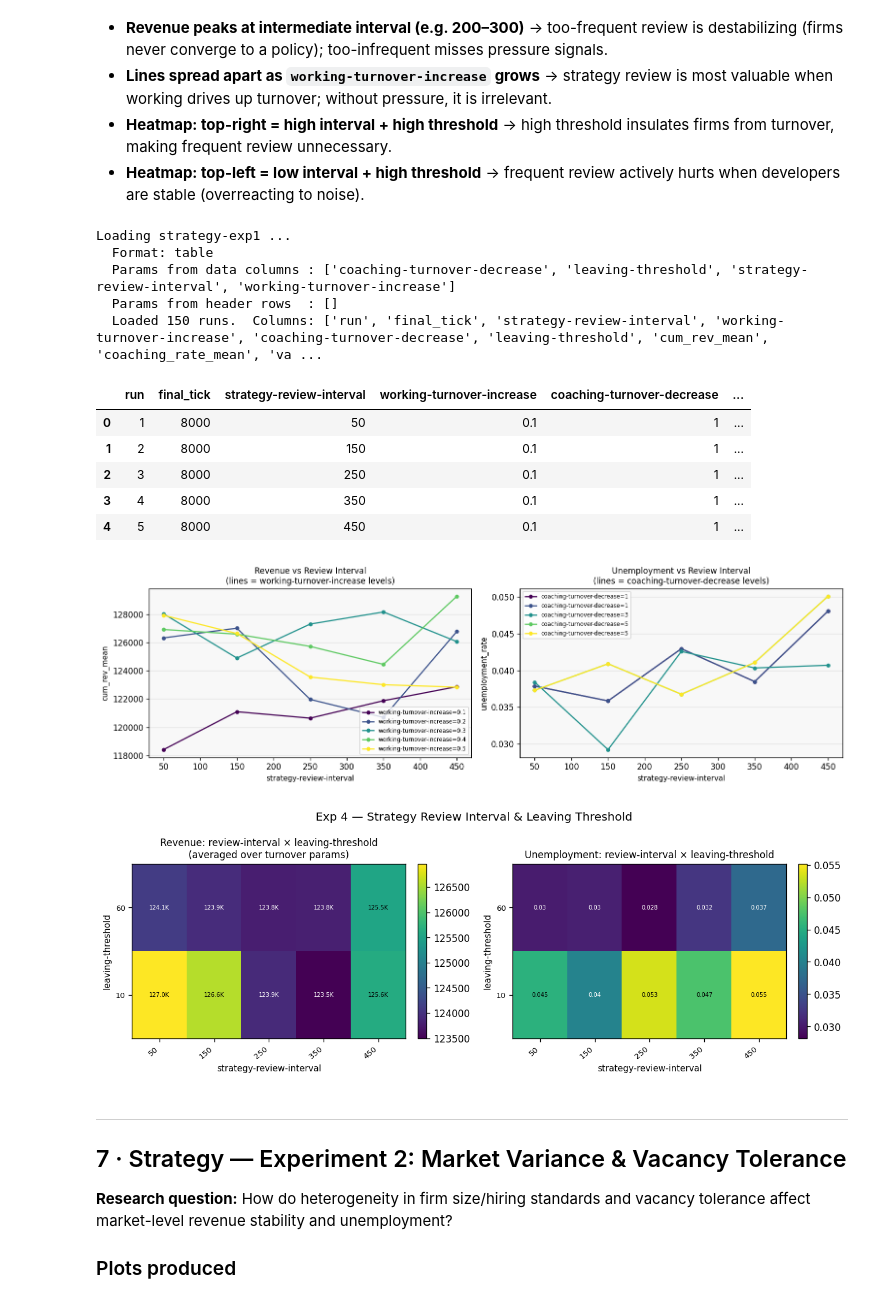
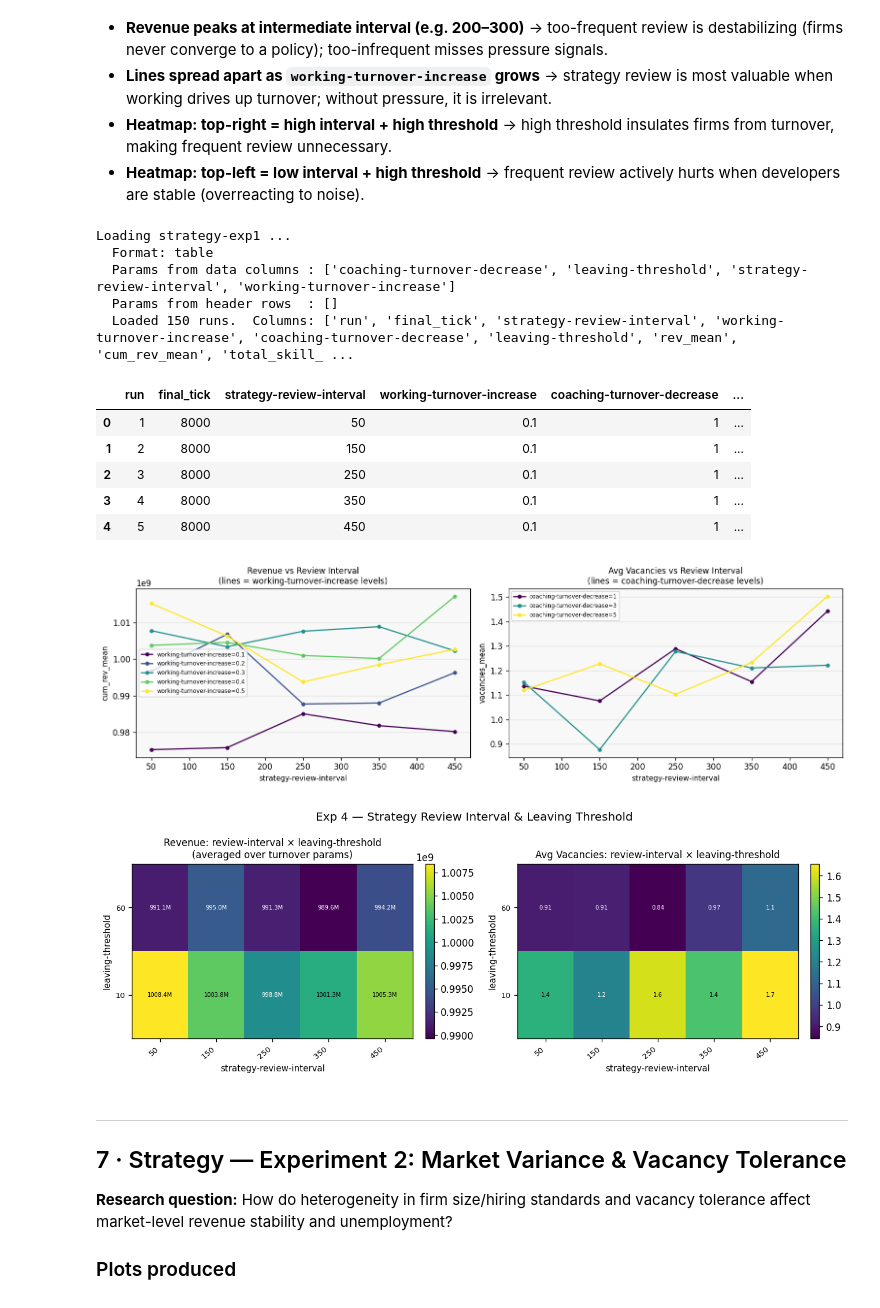
Before and after one commit to ielpo/computer-simulation, a Jupyter notebook: experiment_analysis.ipynb, the cells around one changed output. Drawn from its saved outputs; the diff is of its cells as text; code cells hidden in the pictures.

```diff
--- a/experiment_analysis.ipynb
+++ b/experiment_analysis.ipynb
@@ -177,16 +177,28 @@ def _parse_cell(v):
 
 
 def _parse_metrics_row(row, c_dep, c_rev, c_skill, c_unemp):
-    """Extract metric dict from one data row. Column indices may be None."""
+    """Extract metric dict from one data row. Column indices may be None.
+
+    dependent-variables reporter returns (in order):
+      dep[0] revenue              per-tick revenue per company
+      dep[1] cumulative-revenue   cumulative revenue per company
+      dep[2] total-skill          total skill points per company
+      dep[3] hiring-threshold     current hiring threshold per company
+      dep[4] coaching-rate        coaching rate per company
+      dep[5] developers-leaving   developers who left this tick per company
+      dep[6] count turtles-on p   actual employee headcount per company
+    """
     rec = {}
     if c_dep is not None and len(row) > c_dep and row[c_dep].strip():
         try:
             dep = parse_netlogo_list(row[c_dep])
-            rec['cum_rev_mean']       = float(np.mean(dep[0]))
-            rec['coaching_rate_mean'] = float(np.mean(dep[1]))
-            rec['vacancies_mean']     = float(np.mean(dep[2]))
-            if len(dep) > 3:
-                rec['propensity_mean'] = float(np.mean(dep[3]))
+            if len(dep) > 0: rec['rev_mean']                = float(np.mean(dep[0]))
+            if len(dep) > 1: rec['cum_rev_mean']            = float(np.mean(dep[1]))
+            if len(dep) > 2: rec['total_skill_mean']        = float(np.mean(dep[2]))
+            if len(dep) > 3: rec['hiring_threshold_mean']   = float(np.mean(dep[3]))
+            if len(dep) > 4: rec['coaching_rate_mean']      = float(np.mean(dep[4]))
+            if len(dep) > 5: rec['developers_leaving_mean'] = float(np.mean(dep[5]))
+            if len(dep) > 6: rec['headcount_actual_mean']   = float(np.mean(dep[6]))
         except Exception:
             pass
     if c_rev is not None and len(row) > c_rev and row[c_rev].strip():
@@ -949,7 +984,7 @@ Loading strategy-exp1 ...
   Format: table
   Params from data columns : ['coaching-turnover-decrease', 'leaving-threshold', 'strategy-review-interval', 'working-turnover-increase']
   Params from header rows  : []
-  Loaded 150 runs.  Columns: ['run', 'final_tick', 'strategy-review-interval', 'working-turnover-increase', 'coaching-turnover-decrease', 'leaving-threshold', 'cum_rev_mean', 'coaching_rate_mean', 'va ...
+  Loaded 150 runs.  Columns: ['run', 'final_tick', 'strategy-review-interval', 'working-turnover-increase', 'coaching-turnover-decrease', 'leaving-threshold', 'rev_mean', 'cum_rev_mean', 'total_skill_ ...
 |  | run | final_tick | strategy-review-interval | working-turnover-increase | coaching-turnover-decrease | ... |
 | 0 | 1 | 8000 | 50 | 0.1 | 1 | ... |
 | 1 | 2 | 8000 | 150 | 0.1 | 1 | ... |
@@ -957,47 +992,54 @@ Loading strategy-exp1 ...
 | 3 | 4 | 8000 | 350 | 0.1 | 1 | ... |
 | 4 | 5 | 8000 | 450 | 0.1 | 1 | ... |
 # %%
+# Compute vacancies for strategy-exp1 (headcount-mean=30, headcount-variance=0)
+df4_plot = df4.copy()
+df4_plot['vacancies_mean'] = 30 - df4_plot['headcount_actual_mean']
+
 fig, axes = plt.subplots(1, 2, figsize=(13, 4))
 fig.patch.set_facecolor('white')
 
 # Left: review-interval × working-turnover-increase → revenue
 make_interaction_plot(
-    axes[0], df4,
+    axes[0], df4_plot,
     x_param='strategy-review-interval', group_param='working-turnover-increase',
     metric='cum_rev_mean', n_groups=5,
     title='Revenue vs Review Interval\n(lines = working-turnover-increase levels)'
 )
 
-# Right: review-interval × coaching-turnover-decrease → unemployment
+# Right: review-interval × coaching-turnover-decrease → vacancies
 make_interaction_plot(
-    axes[1], df4,
+    axes[1], df4_plot,
     x_param='strategy-review-interval', group_param='coaching-turnover-decrease',
-    metric='unemployment_rate', n_groups=5,
-    title='Unemployment vs Review Interval\n(lines = coaching-turnover-decrease levels)'
+    metric='vacancies_mean', n_groups=3,
+    title='Avg Vacancies vs Review Interval\n(lines = coaching-turnover-decrease levels)'
 )
 
 plt.tight_layout()
 plt.show()
 # %% [output]
-[figure, old version]
+[figure, new version]
 # %%
 # Heatmap averaged over coaching/working turnover params:
-# review-interval × leaving-threshold → revenue
+# review-interval × leaving-threshold → revenue & vacancies
+df4_plot = df4.copy()
+df4_plot['vacancies_mean'] = 30 - df4_plot['headcount_actual_mean']
+
 fig, axes = plt.subplots(1, 2, figsize=(11, 4))
 fig.patch.set_facecolor('white')
 
-if 'cum_rev_mean' in df4.columns:
-    make_heatmap(axes[0], df4, 'strategy-review-interval', 'leaving-threshold',
+if 'cum_rev_mean' in df4_plot.columns:
+    make_heatmap(axes[0], df4_plot, 'strategy-review-interval', 'leaving-threshold',
                  'cum_rev_mean', 'Revenue: review-interval × leaving-threshold\n(averaged over turnover params)')
-if 'unemployment_rate' in df4.columns:
-    make_heatmap(axes[1], df4, 'strategy-review-interval', 'leaving-threshold',
-                 'unemployment_rate', 'Unemployment: review-interval × leaving-threshold')
+if 'vacancies_mean' in df4_plot.columns:
+    make_heatmap(axes[1], df4_plot, 'strategy-review-interval', 'leaving-threshold',
+                 'vacancies_mean', 'Avg Vacancies: review-interval × leaving-threshold')
 
-fig.suptitle("Exp 4 — Strategy Review Interval & Leaving Threshold", fontsize=12)
+fig.suptitle('Exp 4 — Strategy Review Interval & Leaving Threshold', fontsize=12)
 plt.tight_layout()
 plt.show()
 # %% [output]
-[figure, old version]
+[figure, new version]
 # %% [markdown]
 ---
 ## 7 · Strategy — Experiment 2: Market Variance & Vacancy Tolerance
```
Also changed, not shown: parts of 18 cells of this notebook.
